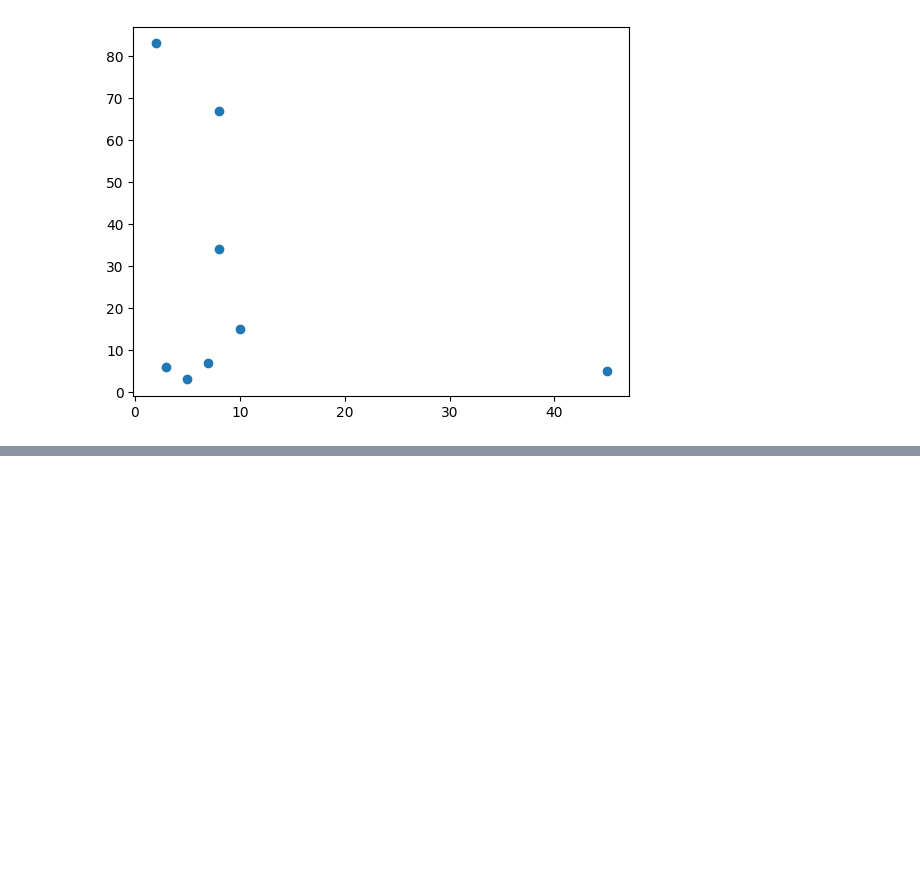
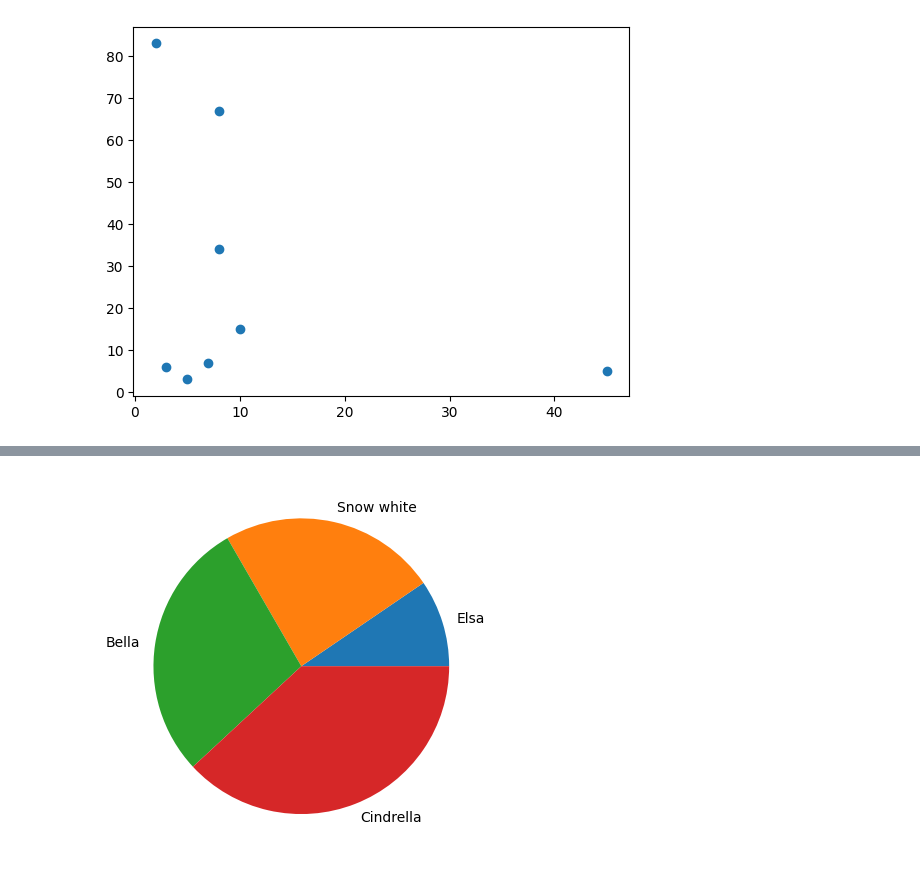
Before and after one commit to BeingMudita/DCE-TechSaksham, a Jupyter notebook: Visualization.ipynb, the cells around one changed output, grey strips where cells are left out. Cells and saved outputs as stored; diff of their text form; code cells hidden in the pictures; blank space fills up the shorter version.

```diff
--- a/Visualization.ipynb
+++ b/Visualization.ipynb
@@ -30,0 +46,7 @@ plt.show()
+# %%
+x= np.array([20,50,60, 80])
+label = ["Elsa", "Snow white","Bella", "Cindrella"]
+plt.pie(x, labels= label)
+plt.show()
+# %% [output]
+[figure, added]
```
Also changed, not shown: parts of 4 cells of this notebook.
